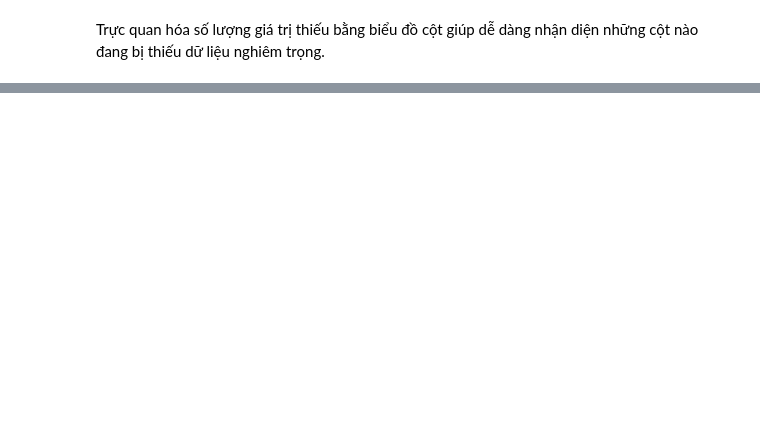
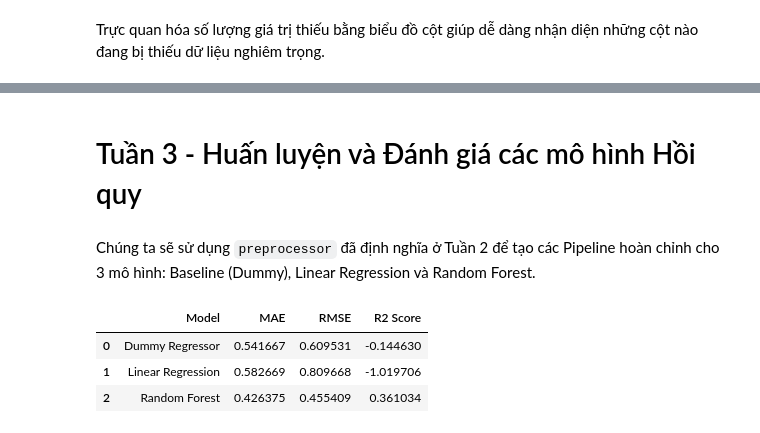
Before and after one commit to Huhhuu/DataDeepLearning, a Jupyter notebook: Deeplearning_TH.ipynb, the cells around one changed output, grey strips where cells are left out. Drawn from its saved outputs; the diff is of its cells as text; code cells hidden in the pictures; blank space fills up the shorter version.

```diff
--- a/Deeplearning_TH.ipynb
+++ b/Deeplearning_TH.ipynb
@@ -44,0 +131,20 @@ plt.show()
+# %%
+num_transformer = Pipeline(steps=[
+    ('imputer', SimpleImputer(strategy='median')),
+    ('scaler', StandardScaler())
+])
+
+cat_transformer = Pipeline(steps=[
+    ('imputer', SimpleImputer(strategy='constant', fill_value='Unknown')),
+    ('onehot', OneHotEncoder(handle_unknown='ignore'))
+])
+
+preprocessor = ColumnTransformer(transformers=[
+    ('num', num_transformer, num_features),
+    ('cat', cat_transformer, cat_features)
+])
+
+X_train, X_test, y_train, y_test = train_test_split(X, y, test_size=0.2, random_state=42)
+
+print(f"Tập huấn luyện: {X_train.shape[0]} mẫu")
+print(f"Tập kiểm tra: {X_test.shape[0]} mẫu")
@@ -44,0 +165,49 @@ plt.show()
+# %% [markdown]
+# Tuần 3 - Huấn luyện và Đánh giá các mô hình Hồi quy
+# %% [markdown]
+Chúng ta sẽ sử dụng `preprocessor` đã định nghĩa ở Tuần 2 để tạo các Pipeline hoàn chỉnh cho 3 mô hình: Baseline (Dummy), Linear Regression và Random Forest.
+# %%
+from sklearn.dummy import DummyRegressor
+from sklearn.linear_model import LinearRegression
+from sklearn.ensemble import RandomForestRegressor
+from sklearn.metrics import mean_absolute_error, mean_squared_error, r2_score
+import pandas as pd
+
+X_train[cat_features] = X_train[cat_features].astype(str)
+X_test[cat_features] = X_test[cat_features].astype(str)
+
+models = {
+    'Dummy Regressor': DummyRegressor(strategy='mean'),
+    'Linear Regression': LinearRegression(),
+    'Random Forest': RandomForestRegressor(random_state=42, n_estimators=100)
+}
+
+results = []
+
+for name, model in models.items():
+    pipeline = Pipeline(steps=[
+        ('preprocessor', preprocessor),
+        ('regressor', model)
+    ])
+
+    pipeline.fit(X_train, y_train)
+    y_pred = pipeline.predict(X_test)
+
+    mae = mean_absolute_error(y_test, y_pred)
+    rmse = np.sqrt(mean_squared_error(y_test, y_pred))
+    r2 = r2_score(y_test, y_pred)
+
+    results.append({
+        'Model': name,
+        'MAE': mae,
+        'RMSE': rmse,
+        'R2 Score': r2
+    })
+
+df_results = pd.DataFrame(results)
+display(df_results)
+# %% [output]
+|  | Model | MAE | RMSE | R2 Score |
+| 0 | Dummy Regressor | 0.541667 | 0.609531 | -0.144630 |
+| 1 | Linear Regression | 0.582669 | 0.809668 | -1.019706 |
+| 2 | Random Forest | 0.426375 | 0.455409 | 0.361034 |
```
Also changed, not shown: parts of 36 cells of this notebook.
